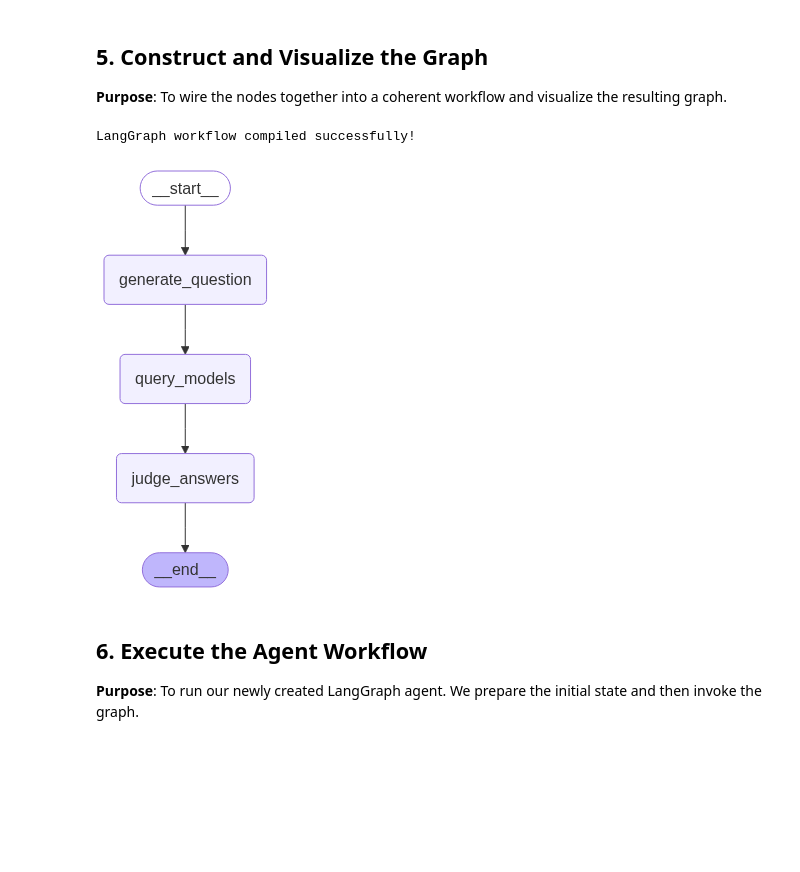
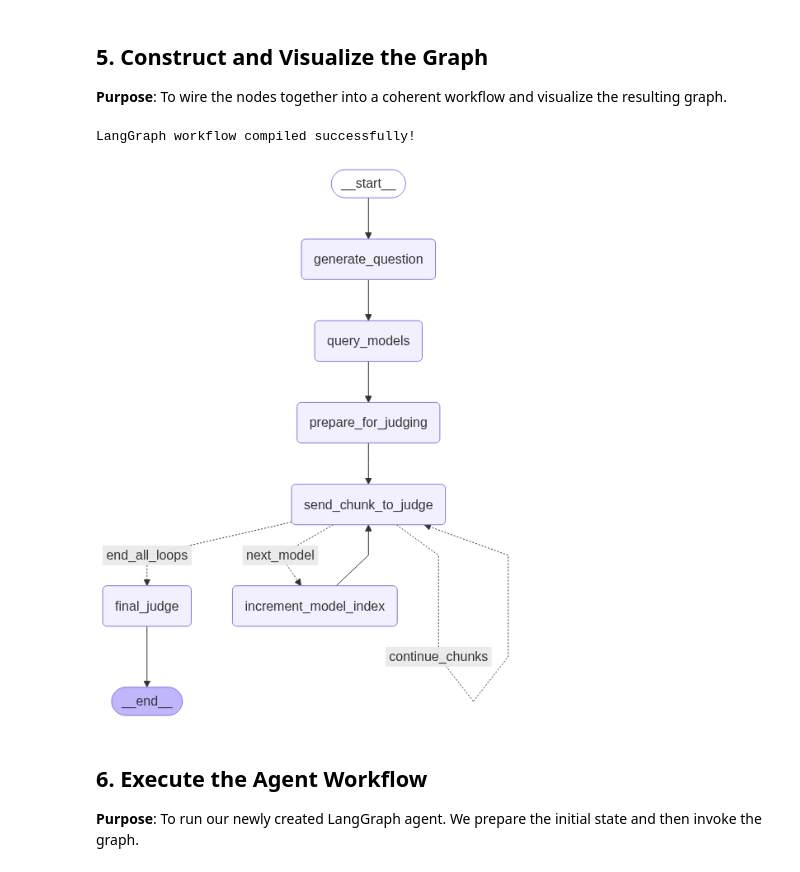
Before and after one commit to atingupta2005/agentic-ai-aug-25-b2, a Jupyter notebook: labs/day-4/1-AI-Judge.ipynb, the cells around one changed output. Saved outputs shown, nothing was run; the diff lists cells and outputs as text; code cells hidden in the pictures; blank space fills up the shorter version.

```diff
--- a/labs/day-4/1-AI-Judge.ipynb
+++ b/labs/day-4/1-AI-Judge.ipynb
@@ -77,16 +78,19 @@ Competitor models: ['gpt-3.5-turbo', 'gpt-4o', 'gpt-4o-mini']
 
 **Purpose**: To define the data structure that will act as the agent's memory. This `GraphState` will be passed to every node in our graph.
 # %%
+from typing import TypedDict, List, Any
 
 class GraphState(TypedDict):
     """Represents the state of our model evaluation workflow."""
     question: str
     competitor_models: List[str]
     answers: List[dict]
-    # NEW: key to store chunked answers
-    chunked_answers: List[dict]
     judgement: str
     error_message: str
+    answers_to_rank: List[dict]
+    current_model_index: int
+    current_chunk_index: int
+    running_judgment: str
 # %% [markdown]
 ## 4. Define the Agent's Nodes
 
@@ -177,6 +165,8 @@ def prepare_for_judging_node(state: GraphState):
         "running_judgment": "No initial judgment.",
     }
 # %%
+import json
+
 def final_judge_node(state: GraphState):
     """Generates the final ranking based on the cumulative judgment memory."""
     print("--- NODE: Final Judge Ranking ---")
@@ -197,8 +187,15 @@ def final_judge_node(state: GraphState):
     try:
         client = OpenAI()
         response = client.chat.completions.create(model=JUDGE_MODEL, messages=messages, response_format={"type": "json_object"})
-        judgement = response.choices[0].message.content
-        return {"judgement": judgement}
+        response_content = response.choices[0].message.content
+        judgement_json = json.loads(response_content)
+        return {"judgement": judgement_json['results']}
+    except json.JSONDecodeError:
+        # If parsing fails, return the raw text with an error
+        return {
+            "judgement": response_content,
+            "error_message": "Failed to parse the JSON from the final judge."
+        }
     except Exception as e:
         return {"error_message": f"Failed to get final judgement: {e}"}
 # %%
@@ -297,65 +261,48 @@ def check_next_model_node(state: GraphState):
 # %%
 workflow = StateGraph(GraphState)
 
-# Add all nodes to the graph
+# Add ONLY the worker nodes
 workflow.add_node("generate_question", generate_question_node)
 workflow.add_node("query_models", query_models_node)
 workflow.add_node("prepare_for_judging", prepare_for_judging_node)
 workflow.add_node("send_chunk_to_judge", send_chunk_to_judge_node)
-workflow.add_node("check_next_chunk", check_next_chunk_node)
-workflow.add_node("check_next_model", check_next_model_node)
 workflow.add_node("final_judge", final_judge_node)
+workflow.add_node("increment_model_index", increment_model_index_node)
 
-# Define the overall workflow edges
+# --- Define Edges ---
+
 workflow.add_edge(START, "generate_question")
 workflow.add_edge("generate_question", "query_models")
-# The output of query_models now goes to the new prepare node
 workflow.add_edge("query_models", "prepare_for_judging")
-
-# Define the looping logic for the iterative judge
-# 1. Start the loop by sending the first chunk
 workflow.add_edge("prepare_for_judging", "send_chunk_to_judge")
 
-# 2. Check if there are more chunks for the current model
+# This new conditional edge replaces the previous two
 workflow.add_conditional_edges(
     "send_chunk_to_judge",
-    check_next_chunk_node,
+    decide_next_step_node,
     {
-        # If there are more chunks, loop back to send the next one
-        "continue": "send_chunk_to_judge",
-        # If no more chunks, move on to the next model
-        "end_chunk_loop": "check_next_model"
-    }
-)
-
-# 3. Check if there are more models to judge
-workflow.add_conditional_edges(
-    "check_next_model",
-    check_next_model_node,
-    {
-        # If there are more models, loop back to the start of the chunk loop
-        "continue": "send_chunk_to_judge",
-        # If all models are judged, proceed to final ranking
+        "continue_chunks": "send_chunk_to_judge",
+        "next_model": "increment_model_index",
         "end_all_loops": "final_judge"
     }
 )
 
-# After the loop and final judge, the workflow ends
+workflow.add_edge("increment_model_index", "send_chunk_to_judge")
 workflow.add_edge("final_judge", END)
 
-# Compile the graph into a runnable app
+# Compile the app
 app = workflow.compile()
 
 print("LangGraph workflow compiled successfully!")
 
 # Display the graph visualization
 try:
     display(Image(app.get_graph().draw_mermaid_png()))
 except Exception as e:
     print(f"Could not display graph: {e}")
 # %% [output]
 LangGraph workflow compiled successfully!
-[figure, old version]
+[figure, new version]
 # %% [markdown]
 ## 6. Execute the Agent Workflow
 
```
Also changed, not shown: parts of 9 cells of this notebook, 11 other files.
